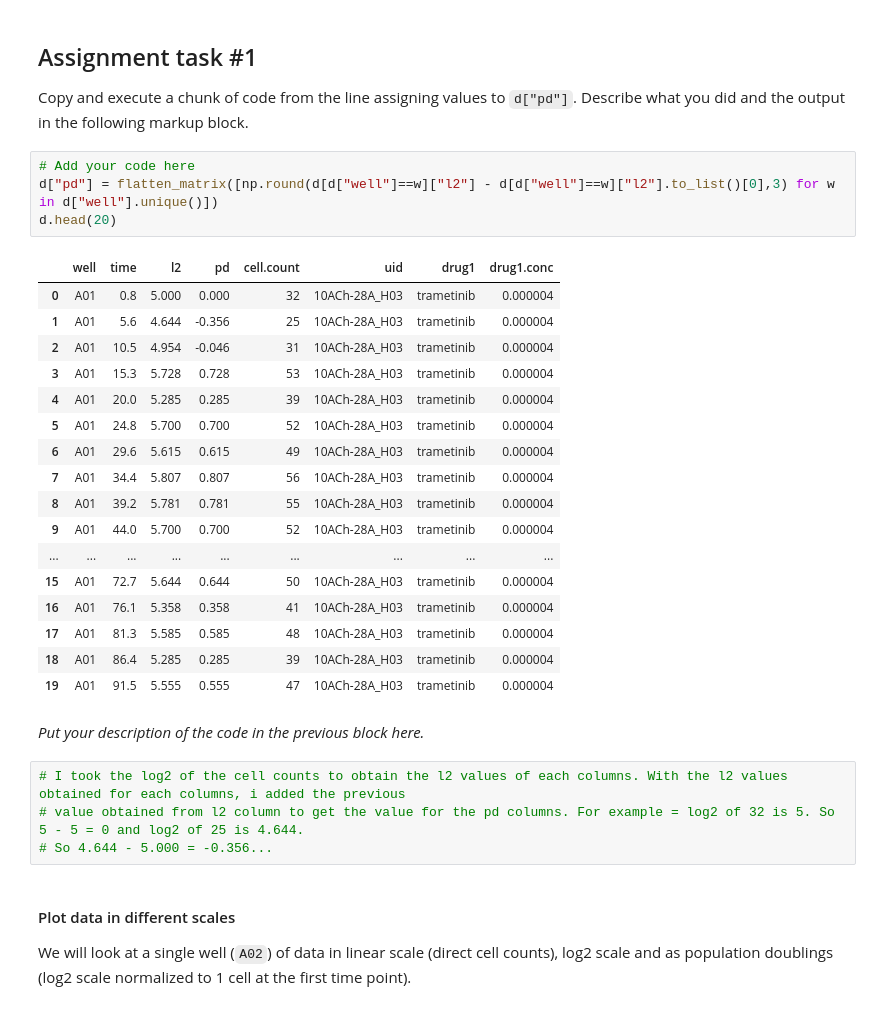
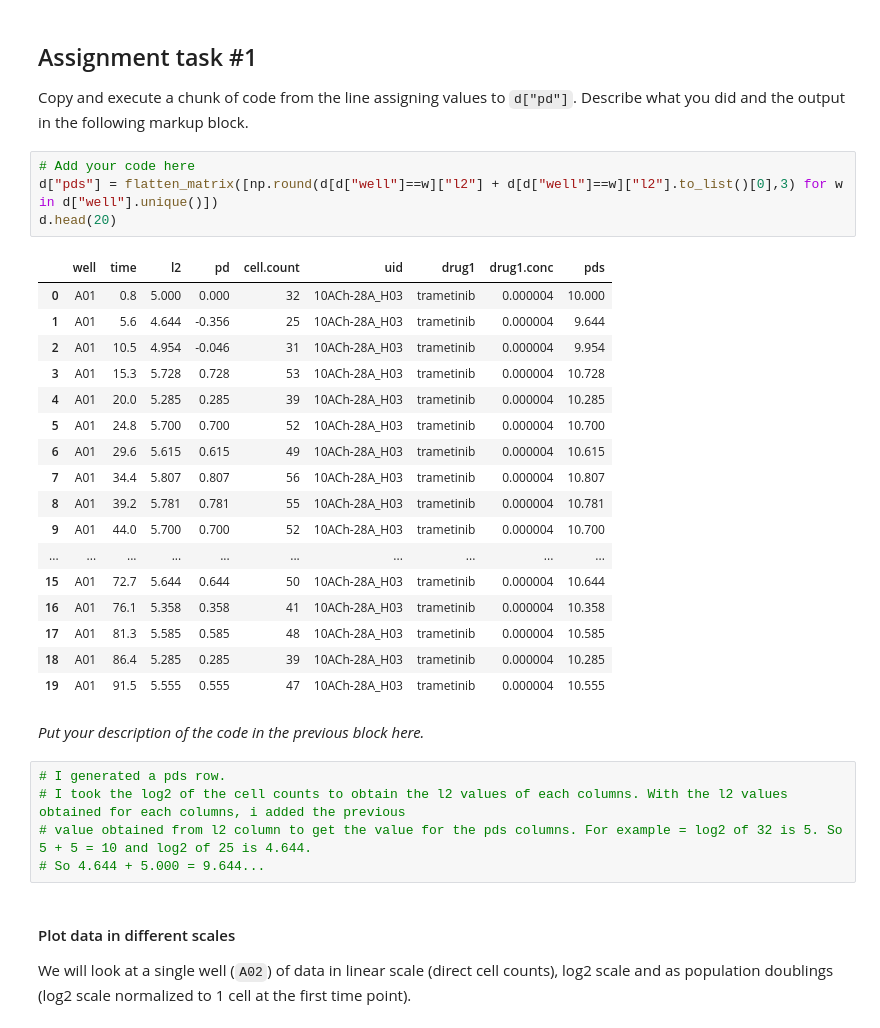
Before and after one commit to VU-CSP/popgrowth_assignment-Etinosa-Iyayi, a Jupyter notebook: Copy_of_Etinosa_Iyayi_PopGrowthLecture_assignment.ipynb, the cells around one changed output. Saved outputs shown, nothing was run; the diff lists cells and outputs as text.

```diff
--- a/Copy_of_Etinosa_Iyayi_PopGrowthLecture_assignment.ipynb
+++ b/Copy_of_Etinosa_Iyayi_PopGrowthLecture_assignment.ipynb
@@ -162,32 +162,33 @@ d.head()
 Copy and execute a chunk of code from the line assigning values to `d["pd"]`. Describe what you did and the output in the following markup block.
 # %%
 # Add your code here
-d["pd"] = flatten_matrix([np.round(d[d["well"]==w]["l2"] - d[d["well"]==w]["l2"].to_list()[0],3) for w in d["well"].unique()])
+d["pds"] = flatten_matrix([np.round(d[d["well"]==w]["l2"] + d[d["well"]==w]["l2"].to_list()[0],3) for w in d["well"].unique()])
 d.head(20)
 # %% [output]
-|  | well | time | l2 | pd | cell.count | uid | drug1 | drug1.conc |
-| 0 | A01 | 0.8 | 5.000 | 0.000 | 32 | 10ACh-28A_H03 | trametinib | 0.000004 |
-| 1 | A01 | 5.6 | 4.644 | -0.356 | 25 | 10ACh-28A_H03 | trametinib | 0.000004 |
-| 2 | A01 | 10.5 | 4.954 | -0.046 | 31 | 10ACh-28A_H03 | trametinib | 0.000004 |
-| 3 | A01 | 15.3 | 5.728 | 0.728 | 53 | 10ACh-28A_H03 | trametinib | 0.000004 |
-| 4 | A01 | 20.0 | 5.285 | 0.285 | 39 | 10ACh-28A_H03 | trametinib | 0.000004 |
-| 5 | A01 | 24.8 | 5.700 | 0.700 | 52 | 10ACh-28A_H03 | trametinib | 0.000004 |
-| 6 | A01 | 29.6 | 5.615 | 0.615 | 49 | 10ACh-28A_H03 | trametinib | 0.000004 |
-| 7 | A01 | 34.4 | 5.807 | 0.807 | 56 | 10ACh-28A_H03 | trametinib | 0.000004 |
-| 8 | A01 | 39.2 | 5.781 | 0.781 | 55 | 10ACh-28A_H03 | trametinib | 0.000004 |
-| 9 | A01 | 44.0 | 5.700 | 0.700 | 52 | 10ACh-28A_H03 | trametinib | 0.000004 |
-| ... | ... | ... | ... | ... | ... | ... | ... | ... |
-| 15 | A01 | 72.7 | 5.644 | 0.644 | 50 | 10ACh-28A_H03 | trametinib | 0.000004 |
-| 16 | A01 | 76.1 | 5.358 | 0.358 | 41 | 10ACh-28A_H03 | trametinib | 0.000004 |
-| 17 | A01 | 81.3 | 5.585 | 0.585 | 48 | 10ACh-28A_H03 | trametinib | 0.000004 |
-| 18 | A01 | 86.4 | 5.285 | 0.285 | 39 | 10ACh-28A_H03 | trametinib | 0.000004 |
-| 19 | A01 | 91.5 | 5.555 | 0.555 | 47 | 10ACh-28A_H03 | trametinib | 0.000004 |
+|  | well | time | l2 | pd | cell.count | uid | drug1 | drug1.conc | pds |
+| 0 | A01 | 0.8 | 5.000 | 0.000 | 32 | 10ACh-28A_H03 | trametinib | 0.000004 | 10.000 |
+| 1 | A01 | 5.6 | 4.644 | -0.356 | 25 | 10ACh-28A_H03 | trametinib | 0.000004 | 9.644 |
+| 2 | A01 | 10.5 | 4.954 | -0.046 | 31 | 10ACh-28A_H03 | trametinib | 0.000004 | 9.954 |
+| 3 | A01 | 15.3 | 5.728 | 0.728 | 53 | 10ACh-28A_H03 | trametinib | 0.000004 | 10.728 |
+| 4 | A01 | 20.0 | 5.285 | 0.285 | 39 | 10ACh-28A_H03 | trametinib | 0.000004 | 10.285 |
+| 5 | A01 | 24.8 | 5.700 | 0.700 | 52 | 10ACh-28A_H03 | trametinib | 0.000004 | 10.700 |
+| 6 | A01 | 29.6 | 5.615 | 0.615 | 49 | 10ACh-28A_H03 | trametinib | 0.000004 | 10.615 |
+| 7 | A01 | 34.4 | 5.807 | 0.807 | 56 | 10ACh-28A_H03 | trametinib | 0.000004 | 10.807 |
+| 8 | A01 | 39.2 | 5.781 | 0.781 | 55 | 10ACh-28A_H03 | trametinib | 0.000004 | 10.781 |
+| 9 | A01 | 44.0 | 5.700 | 0.700 | 52 | 10ACh-28A_H03 | trametinib | 0.000004 | 10.700 |
+| ... | ... | ... | ... | ... | ... | ... | ... | ... | ... |
+| 15 | A01 | 72.7 | 5.644 | 0.644 | 50 | 10ACh-28A_H03 | trametinib | 0.000004 | 10.644 |
+| 16 | A01 | 76.1 | 5.358 | 0.358 | 41 | 10ACh-28A_H03 | trametinib | 0.000004 | 10.358 |
+| 17 | A01 | 81.3 | 5.585 | 0.585 | 48 | 10ACh-28A_H03 | trametinib | 0.000004 | 10.585 |
+| 18 | A01 | 86.4 | 5.285 | 0.285 | 39 | 10ACh-28A_H03 | trametinib | 0.000004 | 10.285 |
+| 19 | A01 | 91.5 | 5.555 | 0.555 | 47 | 10ACh-28A_H03 | trametinib | 0.000004 | 10.555 |
 # %% [markdown]
 *Put your description of the code in the previous block here.*
 # %%
+# I generated a pds row.
 # I took the log2 of the cell counts to obtain the l2 values of each columns. With the l2 values obtained for each columns, i added the previous
-# value obtained from l2 column to get the value for the pd columns. For example = log2 of 32 is 5. So 5 - 5 = 0 and log2 of 25 is 4.644.
-# So 4.644 - 5.000 = -0.356...
+# value obtained from l2 column to get the value for the pds columns. For example = log2 of 32 is 5. So 5 + 5 = 10 and log2 of 25 is 4.644.
+# So 4.644 + 5.000 = 9.644...
 # %% [markdown]
 #### Plot data in different scales
 We will look at a single well (`A02`) of data in linear scale (direct cell counts), log2 scale and as population doublings (log2 scale normalized to 1 cell at the first time point).
```
Also changed, not shown: parts of 2 cells of this notebook.
